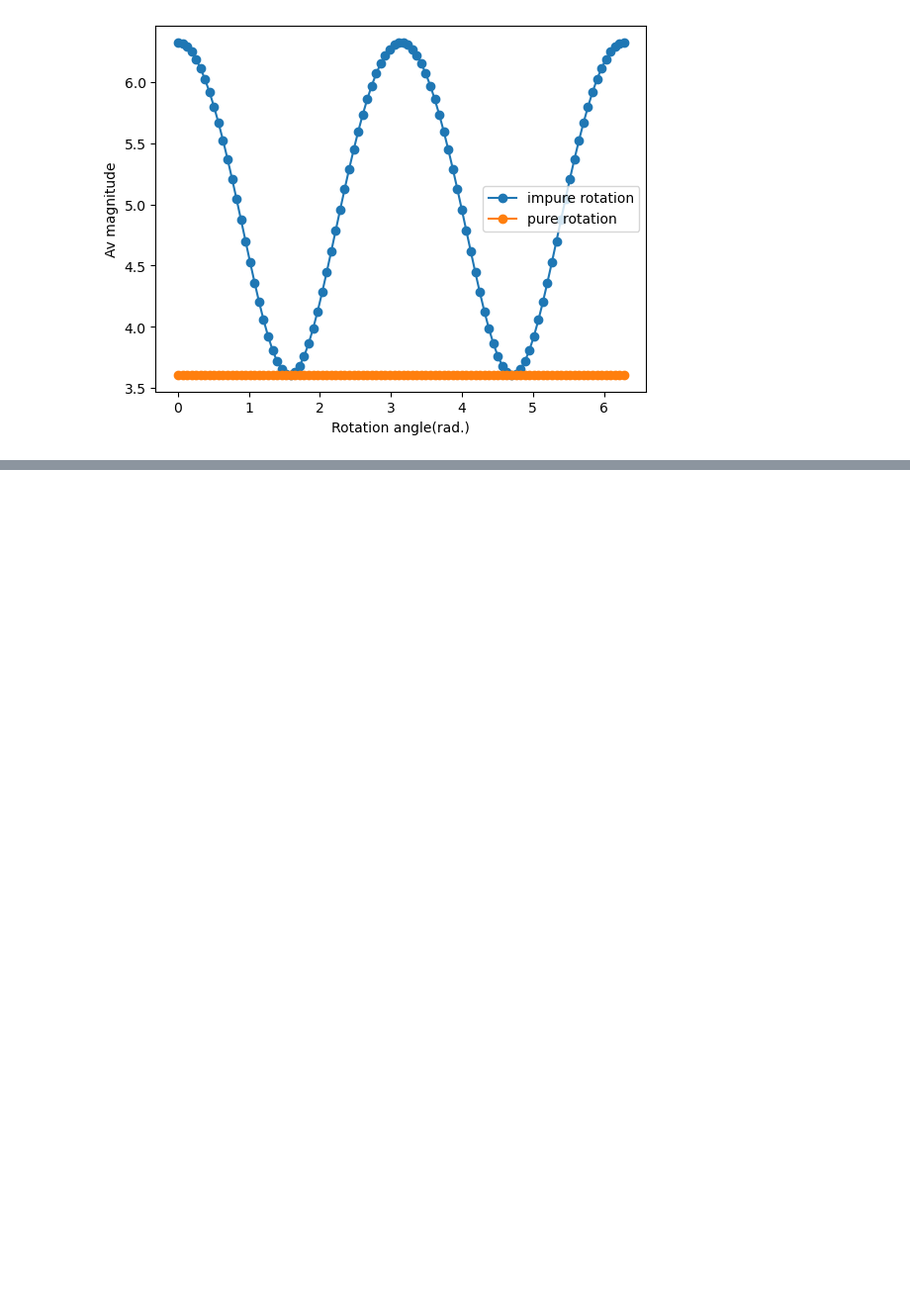
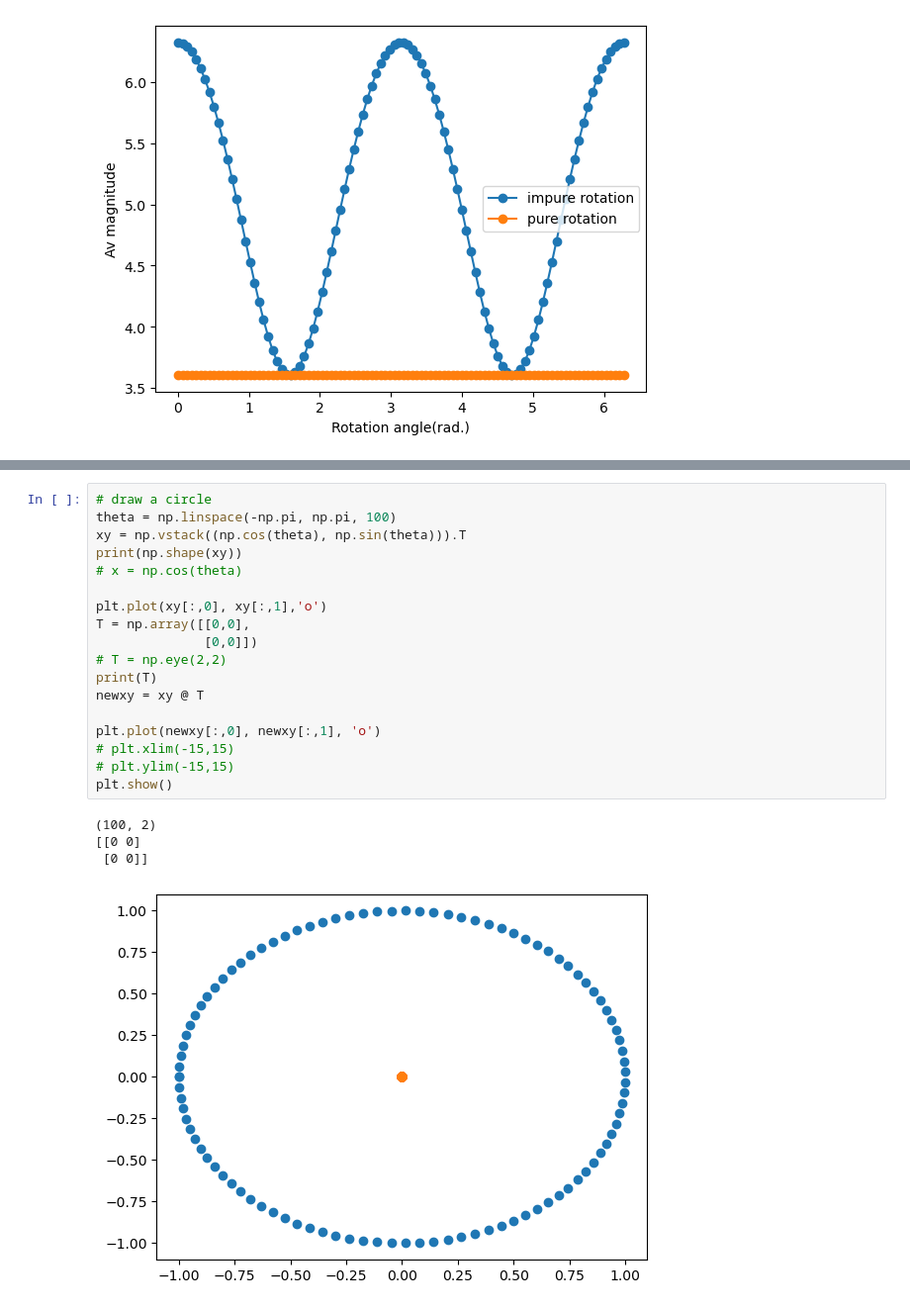
Before and after one commit to decemberkms/linear_algebra, a Jupyter notebook: matrix02.ipynb, the cells around one changed output, grey strips where cells are left out. Shown at 99% size. Saved outputs shown, nothing was run; the diff lists cells and outputs as text; blank space fills up the shorter version.

```diff
--- a/matrix02.ipynb
+++ b/matrix02.ipynb
@@ -439,0 +440,23 @@ plt.show()
+# %%
+# draw a circle
+theta = np.linspace(-np.pi, np.pi, 100)
+xy = np.vstack((np.cos(theta), np.sin(theta))).T
+print(np.shape(xy))
+# x = np.cos(theta)
+
+plt.plot(xy[:,0], xy[:,1],'o')
+T = np.array([[0,0],
+              [0,0]])
+# T = np.eye(2,2)
+print(T)
+newxy = xy @ T
+
+plt.plot(newxy[:,0], newxy[:,1], 'o')
+# plt.xlim(-15,15)
+# plt.ylim(-15,15)
+plt.show()
+# %% [output]
+(100, 2)
+[[0 0]
+ [0 0]]
+[figure, added]
```
Also changed, not shown: parts of 3 cells of this notebook.
